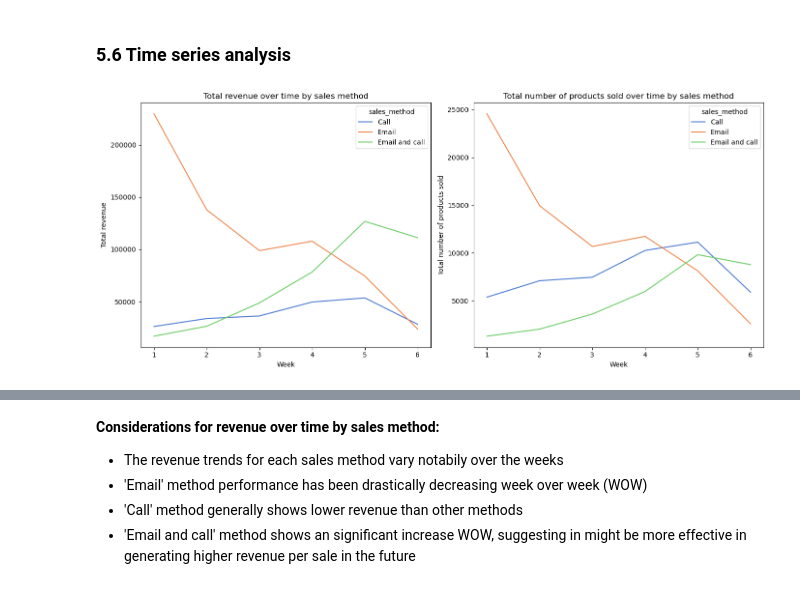
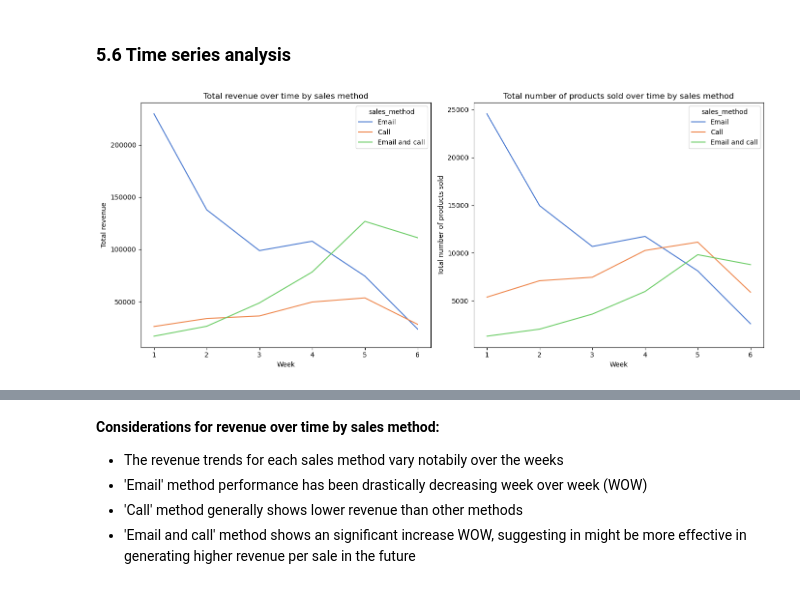
Before and after one commit to mikjf/datacamp_data_analyst_professional_python, a Jupyter notebook: exam_product_sales_analysis.ipynb, the cells around one changed output, grey strips where cells are left out. Cells and saved outputs as stored; diff of their text form; code cells hidden in the pictures.

```diff
--- a/exam_product_sales_analysis.ipynb
+++ b/exam_product_sales_analysis.ipynb
@@ -931,29 +931,29 @@ grouped_data
 # %%
 # aggregate metrics by week and sales_method
 weekly_aggregate_by_method_filtered = data.groupby(['week', 'sales_method']).agg({
     'revenue': 'sum',
     'nb_sold': 'sum'
 }).reset_index()
 
 # visualize trends over time by sales_method
 plt.figure(figsize=(14, 6))
 
 # revenue over time by sales_method
 plt.subplot(1, 2, 1)
-sns.lineplot(x='week', y='revenue', hue='sales_method', data=weekly_aggregate_by_method_filtered, palette='muted')
+sns.lineplot(x='week', y='revenue', hue='sales_method', hue_order=order, data=weekly_aggregate_by_method_filtered, palette='muted')
 plt.title('Total revenue over time by sales method')
 plt.xlabel('Week')
 plt.ylabel('Total revenue')
 
 # number of products sold over time by sales_method
 plt.subplot(1, 2, 2)
-sns.lineplot(x='week', y='nb_sold', hue='sales_method', data=weekly_aggregate_by_method_filtered, palette='muted')
+sns.lineplot(x='week', y='nb_sold', hue='sales_method', hue_order=order, data=weekly_aggregate_by_method_filtered, palette='muted')
 plt.title('Total number of products sold over time by sales method')
 plt.xlabel('Week')
 plt.ylabel('Total number of products sold')
 
 # plot
 plt.tight_layout()
 plt.show()
 # %% [output]
-[figure, old version]
+[figure, new version]
```
Also changed, not shown: parts of 26 cells of this notebook.
